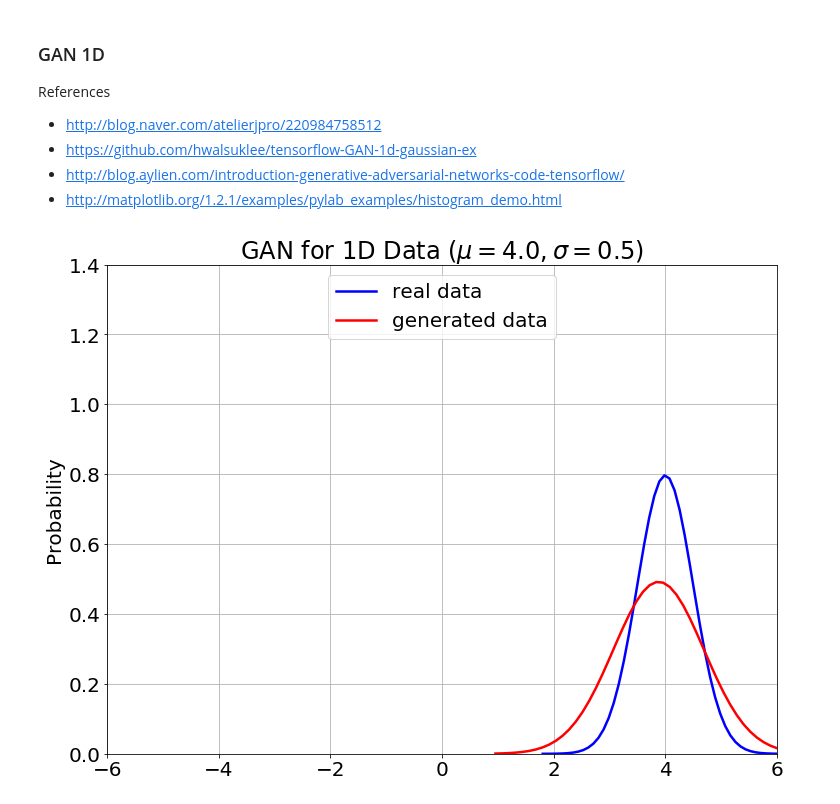
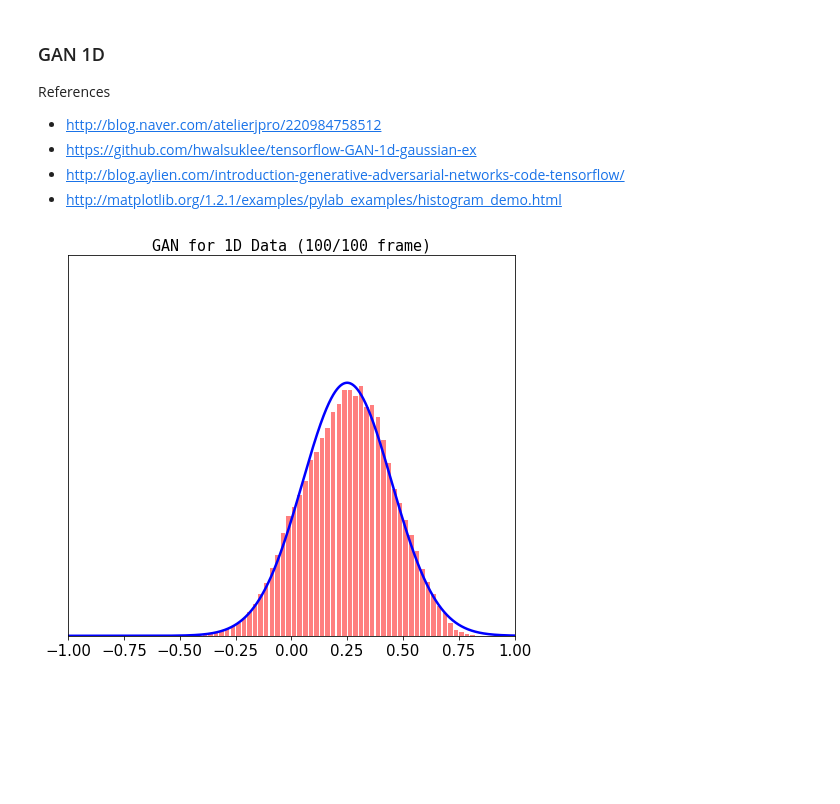
Before and after one commit to ryuseonghan/DL-Study, a Jupyter notebook: gan1d.ipynb, the cells around one changed output. Cells and saved outputs as stored; diff of their text form; code cells hidden in the pictures; blank space fills up the shorter version.

```diff
--- a/gan1d.ipynb
+++ b/gan1d.ipynb
@@ -18,9 +18,10 @@ import tensorflow as tf
 import os
 os.environ['CUDA_VISIBLE_DEVICES'] = ''
 # %%
-mu = 4
-sigma = 0.5
-x_real = np.random.normal(mu, sigma, size=10 ** 5)
+mu = 0.25
+sigma = 0.2
+NUM_DATA = 10 ** 5
+x_real = np.random.normal(mu, sigma, size=NUM_DATA)
 x_real = np.reshape(x_real, (x_real.shape[0], 1))
 # %%
 class GAN:
@@ -103,27 +116,39 @@ def plot_data(x_real, x_fake, path=None):
 # %%
 tf.reset_default_graph()
 
 with tf.Session() as sess:
-    gan = GAN(dim_z=2*7, dim_x=1)
-
+    gan = GAN(dim_z=2**5, dim_h1=2**4, dim_h2=2**3, dim_x=1)
     sess.run(tf.global_variables_initializer())
     sess.run(tf.local_variables_initializer())
 
-    MB_SIZE = 2 ** 0
-    NUM_ITER = 50001
-    num_img = 1
+    fixed_noise = gan.generate_noise(NUM_DATA)
+
+    BATCH_SIZE = 2 ** 6
+    NUM_ITER = 100001
+    num_img = 0
+
+    # Draw the frame of the animation
+    x_fake = gan.generate_data(sess, fixed_noise)
+    plot_data(x_real, x_fake, '%3d/%d'%(0, 100), 'plot_gan1d/%d.png'%num_img)
 
     for iter in xrange(NUM_ITER):
-        x_mb = x_real[[random.randint(a=0, b=x_real.shape[0]-1) for _ in range(MB_SIZE)]]
-        lr = 0.001 * (1 - float(iter) / NUM_ITER)
-        gan.train(sess, x_mb, lr)
+        # Train
+        x_batch = x_real[[random.randint(a=0, b=x_real.shape[0]-1) for _ in range(BATCH_SIZE)]]
+        lr = 0.0001 * (1 - float(iter) / NUM_ITER)
+        if iter % 5 == 0:
+            gan.train(sess, x_batch, lr)
+        else:
+            gan.train(sess, x_batch, lr, train_D_only=True)
 
-#         if iter % 100 == 0:
-#             x_fake = gan.generate_data(sess, 10 ** 5)
-#             plot_data(x_real, x_fake, 'plot_gan1d/%d.png'%num_img)
-#             num_img += 1
+        # Draw a frame of the animation
+        if iter > 0 and iter % 1000 == 0:
+            x_fake = gan.generate_data(sess, fixed_noise)
+            num_img += 1
+            plot_data(x_real, x_fake, '%3d/%d'%(num_img, 100), 'plot_gan1d/%d.png'%num_img)
+
+        # Plot the result
         if iter == (NUM_ITER-1):
-            x_fake = gan.generate_data(sess, 10 ** 5)
-            plot_data(x_real, x_fake)
+            x_fake = gan.generate_data(sess, fixed_noise)
+            plot_data(x_real, x_fake, '%3d/%d'%(num_img, 100))
 # %% [output]
-[figure, old version]
+[figure, new version]
```
Also changed, not shown: parts of 3 cells of this notebook, 1 other file.
